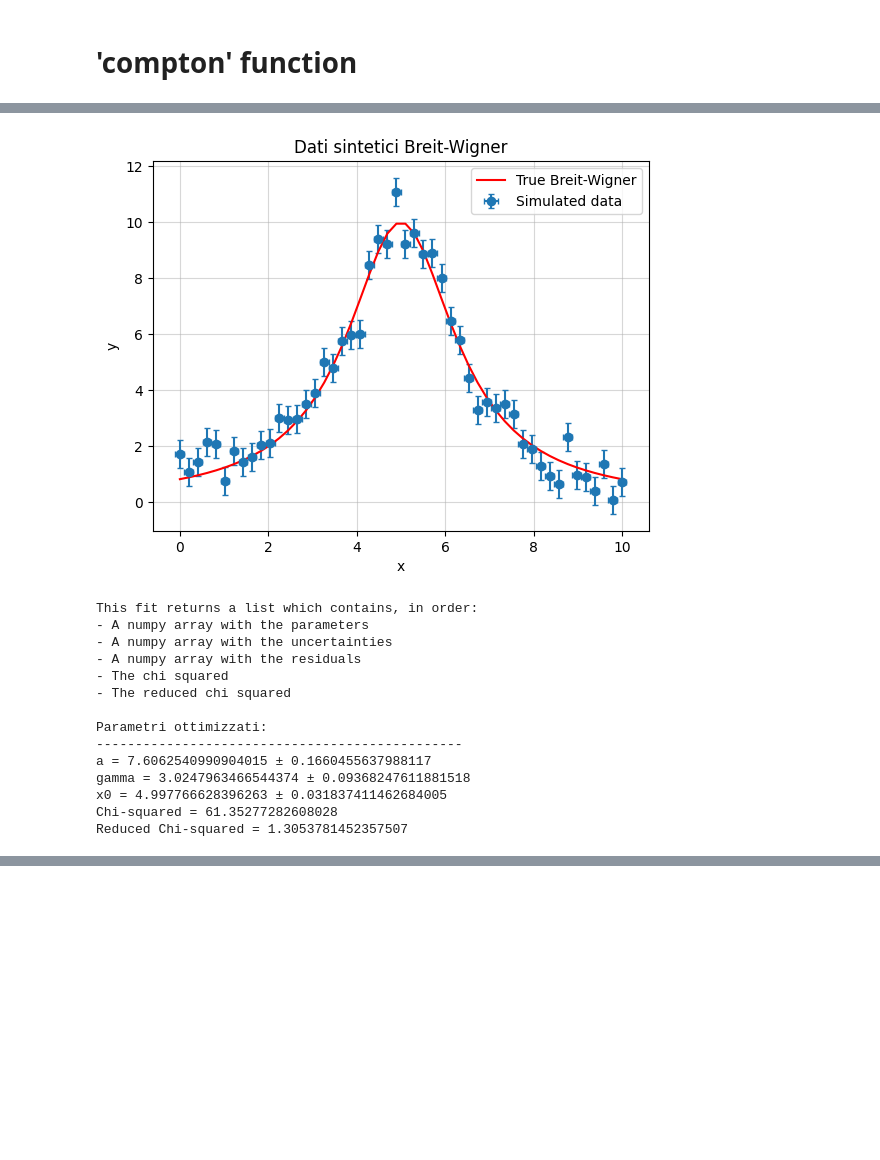
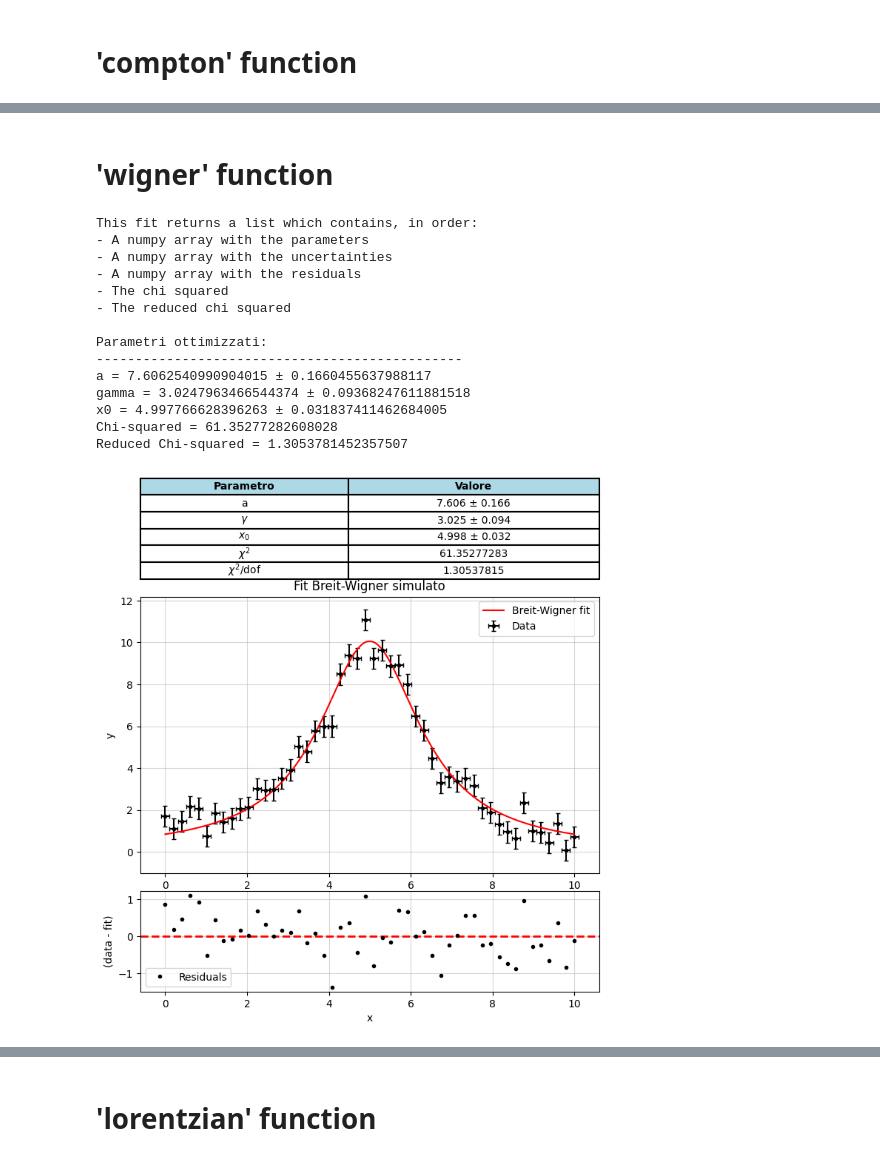
Before and after one commit to b3n3d3tt4/basics, a Jupyter notebook: bfexamples.ipynb, the cells around one changed output, grey strips where cells are left out. Cells and saved outputs as stored; diff of their text form; code cells hidden in the pictures; blank space fills up the shorter version.

```diff
--- a/bfexamples.ipynb
+++ b/bfexamples.ipynb
@@ -104,0 +111,7 @@ Reduced chi-squared = 73.98260766615563
+# %%
+# Fake data of a discharge curve
+x = np.array([1, 176, 416, 816, 1200, 1620, 2420, 3220]) #microseconds
+y = np.array([2.00, 1.63, 1.27, 0.83, 0.56, 0.37, 0.16, 0.06]) #volt
+
+#Test of the exponential fit function
+caduta_Rsimulazione = bf.exponential(x, y, xlabel=r'Tempo [$\mu$ s]', ylabel=r'V$_{out}$ [V]', titolo=r'Discharge', plot=True)
@@ -105,48 +133,41 @@ Reduced chi-squared = 73.98260766615563
+# %% [markdown]
+# 'wigner' function
 # %%
-# Definizione della Breit-Wigner
+# Breit-Wigner definitio for the generation of the fake data
 def wigner(x, a, gamma, x0):
     return a * gamma**2 / ((x - x0)**2 + gamma**2)
 
-# Parametri veri (usati per generare i dati)
+# Real parameters (to generate synthetic data)
 a_true = 10
 gamma_true = 1.5
 x0_true = 5.0
 
-# Generazione dei punti x e dei dati y con rumore
+# Data generation with noise
 np.random.seed(0)
 x = np.linspace(0, 10, 50)
 y_clean = wigner(x, a_true, gamma_true, x0_true)
 noise = np.random.normal(0, 0.5, size=x.shape)
 y = y_clean + noise
 
-# Incertezze simulate
+# Simulated errors
 sy = np.full_like(y, 0.5)
 sx = np.full_like(x, 0.1)
 
-# Plot dati sintetici (opzionale)
-plt.errorbar(x, y, yerr=sy, xerr=sx, fmt='o', label='Simulated data', capsize=2)
-plt.plot(x, y_clean, label='True Breit-Wigner', color='red')
-plt.xlabel("x")
-plt.ylabel("y")
-plt.title("Dati sintetici Breit-Wigner")
-plt.legend()
-plt.grid(alpha=0.5)
-plt.show()
-
+# Test of the Breit-Wigner fit function
 prova_breit = bf.breitwigner(x, y, sx=sx, sy=sy, xlabel="x", ylabel="y", titolo="Fit Breit-Wigner simulato", plot=True)
 # %% [output]
+This fit returns a list which contains, in order:
+- A numpy array with the parameters
+- A numpy array with the uncertainties
+- A numpy array with the residuals
+- The chi squared
+- The reduced chi squared
+
+Parametri ottimizzati:
+-----------------------------------------------
+a = 7.6062540990904015 ± 0.1660455637988117
+gamma = 3.0247963466544374 ± 0.09368247611881518
+x0 = 4.997766628396263 ± 0.031837411462684005
+Chi-squared = 61.35277282608028
+Reduced Chi-squared = 1.3053781452357507
-[figure, old version]
+[figure, new version]
-This fit returns a list which contains, in order:
-- A numpy array with the parameters
-- A numpy array with the uncertainties
-- A numpy array with the residuals
-- The chi squared
-- The reduced chi squared
-
-Parametri ottimizzati:
------------------------------------------------
-a = 7.6062540990904015 ± 0.1660455637988117
-gamma = 3.0247963466544374 ± 0.09368247611881518
-x0 = 4.997766628396263 ± 0.031837411462684005
-Chi-squared = 61.35277282608028
-Reduced Chi-squared = 1.3053781452357507
@@ -153,0 +174,2 @@ Reduced Chi-squared = 1.3053781452357507
+# %% [markdown]
+# 'lorentzian' function
```
Also changed, not shown: parts of 11 cells of this notebook, 1 other file.
